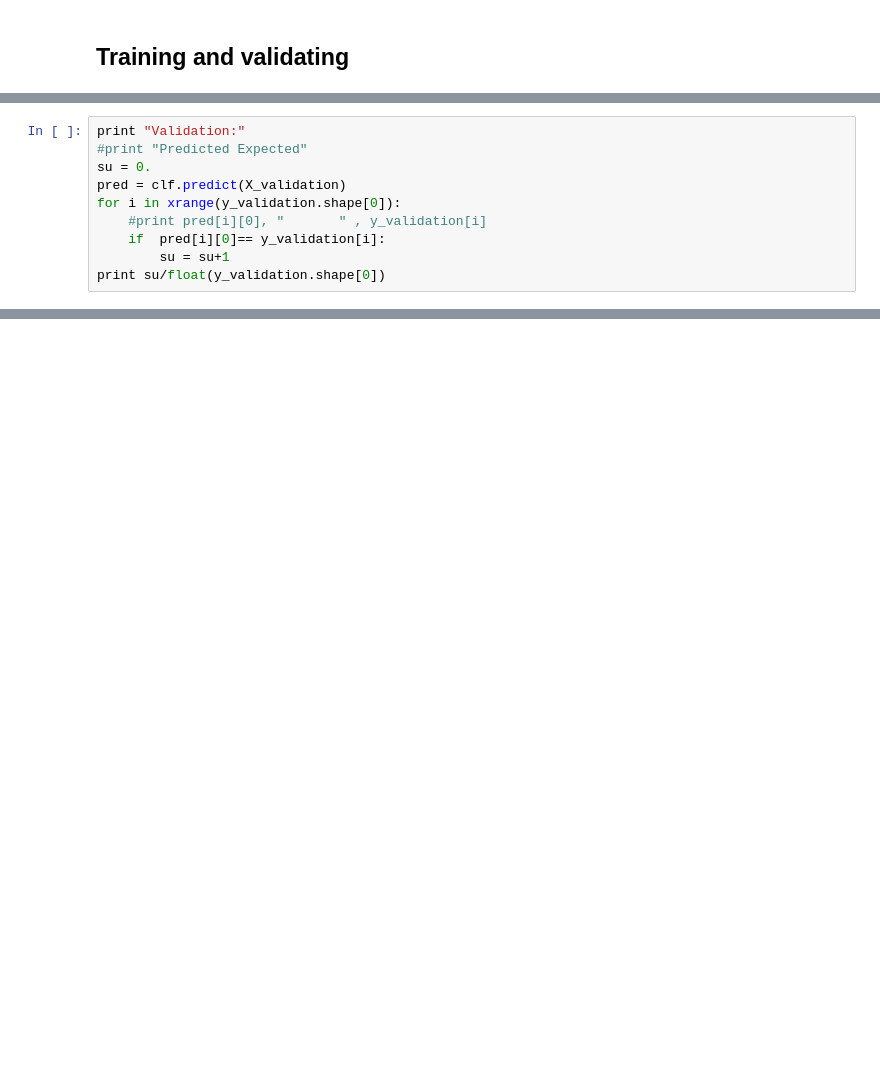
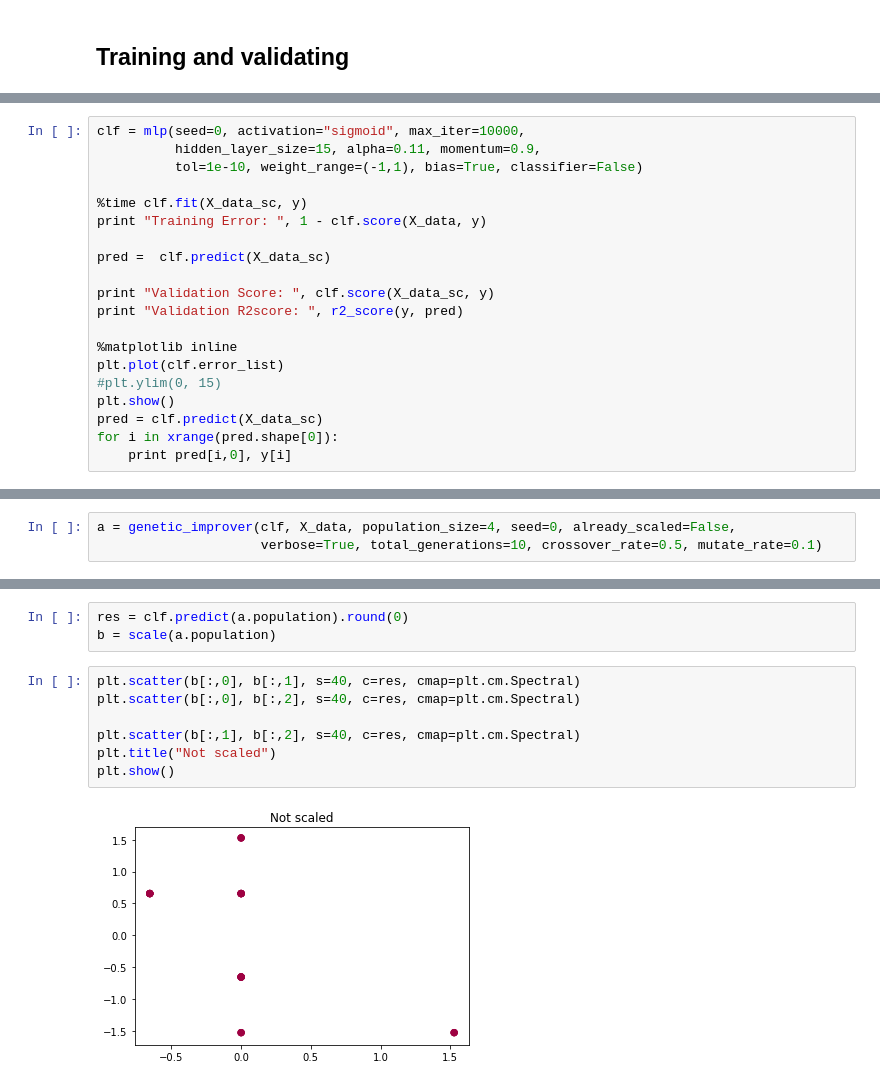
Before and after one commit to ithallojunior/sistemas_inteligentes1, a Jupyter notebook: ga_mlp_bot/parkinson_overfitted.ipynb, the cells around one changed output, grey strips where cells are left out. Drawn from its saved outputs; the diff is of its cells as text; blank space fills up the shorter version.

Commit message:
finishing the genetic algorithm for the problem

```diff
--- a/ga_mlp_bot/parkinson_overfitted.ipynb
+++ b/ga_mlp_bot/parkinson_overfitted.ipynb
@@ -166,10 +111,0 @@ Validation R2score:  0.99257414976
-# %%
-print "Validation:"
-#print "Predicted Expected"
-su = 0.
-pred = clf.predict(X_validation)
-for i in xrange(y_validation.shape[0]):
-    #print pred[i][0], "       " , y_validation[i]
-    if  pred[i][0]== y_validation[i]:
-        su = su+1
-print su/float(y_validation.shape[0])
@@ -332,0 +112,20 @@ clf.coefs[1].shape
+# %%
+clf = mlp(seed=0, activation="sigmoid", max_iter=10000,
+          hidden_layer_size=15, alpha=0.11, momentum=0.9,
+          tol=1e-10, weight_range=(-1,1), bias=True, classifier=False)
+
+%time clf.fit(X_data_sc, y)
+print "Training Error: ", 1 - clf.score(X_data, y)
+
+pred =  clf.predict(X_data_sc)
+
+print "Validation Score: ", clf.score(X_data_sc, y)
+print "Validation R2score: ", r2_score(y, pred)
+
+%matplotlib inline
+plt.plot(clf.error_list)
+#plt.ylim(0, 15)
+plt.show()
+pred = clf.predict(X_data_sc)
+for i in xrange(pred.shape[0]):
+    print pred[i,0], y[i]
@@ -332,0 +313,3 @@ clf.coefs[1].shape
+# %%
+a = genetic_improver(clf, X_data, population_size=4, seed=0, already_scaled=False,
+                     verbose=True, total_generations=10, crossover_rate=0.5, mutate_rate=0.1)
@@ -332,0 +370,12 @@ clf.coefs[1].shape
+# %%
+res = clf.predict(a.population).round(0)
+b = scale(a.population)
+# %%
+plt.scatter(b[:,0], b[:,1], s=40, c=res, cmap=plt.cm.Spectral)
+plt.scatter(b[:,0], b[:,2], s=40, c=res, cmap=plt.cm.Spectral)
+
+plt.scatter(b[:,1], b[:,2], s=40, c=res, cmap=plt.cm.Spectral)
+plt.title("Not scaled")
+plt.show()
+# %% [output]
+[figure, added]
```
Also changed, not shown: parts of 44 cells of this notebook.
